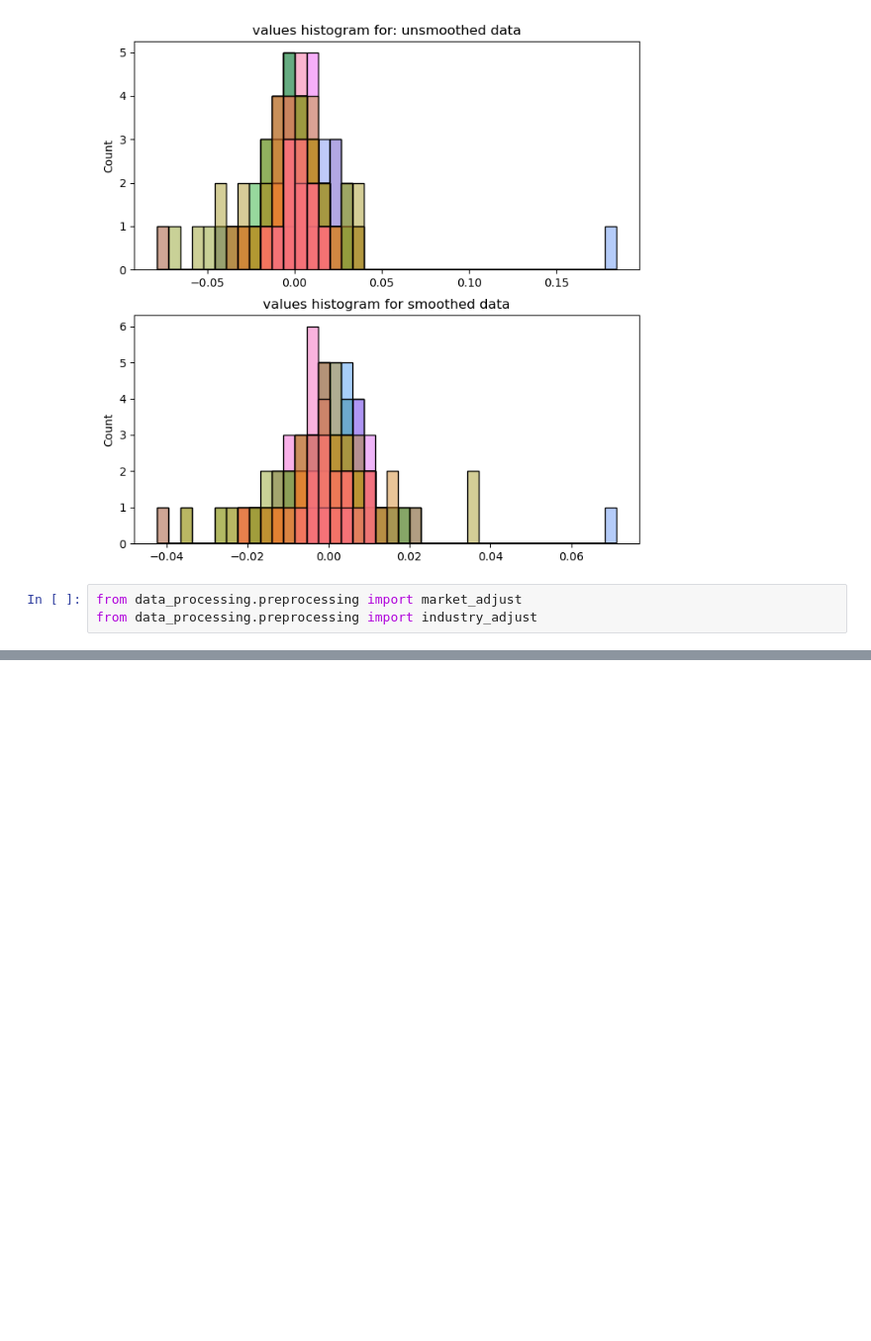
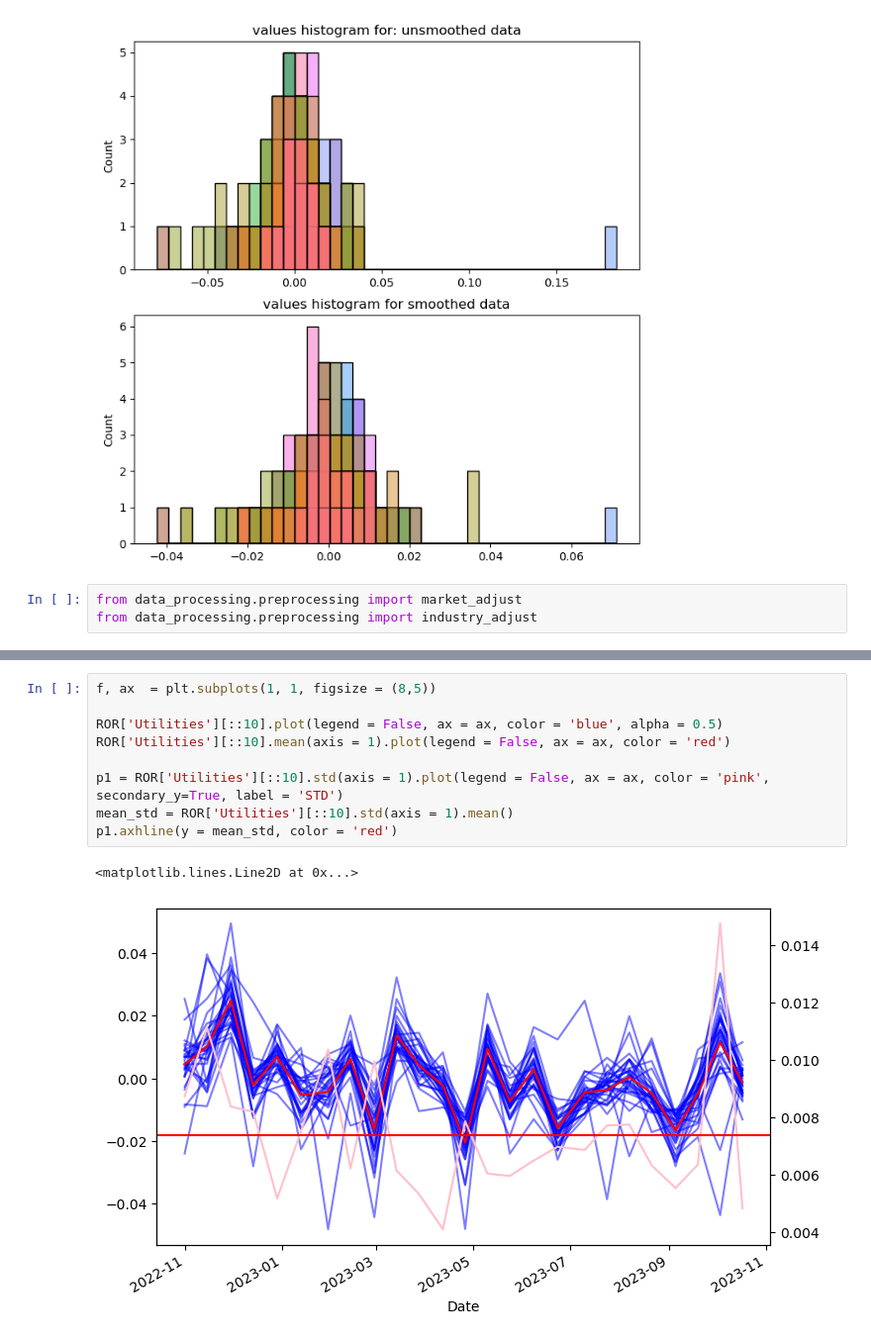
Before and after one commit to AssafBarNatan/SP500-clustering, a Jupyter notebook: Data_Transformation.ipynb, the cells around one changed output, grey strips where cells are left out. Shown at 99% size. Cells and saved outputs as stored; diff of their text form; blank space fills up the shorter version.

```diff
--- a/Data_Transformation.ipynb
+++ b/Data_Transformation.ipynb
@@ -117,0 +157,12 @@ adjusted_ROR = industry_adjust(market_adjust(ROR))
+# %%
+f, ax  = plt.subplots(1, 1, figsize = (8,5))
+
+ROR['Utilities'][::10].plot(legend = False, ax = ax, color = 'blue', alpha = 0.5)
+ROR['Utilities'][::10].mean(axis = 1).plot(legend = False, ax = ax, color = 'red')
+
+p1 = ROR['Utilities'][::10].std(axis = 1).plot(legend = False, ax = ax, color = 'pink', secondary_y=True, label = 'STD')
+mean_std = ROR['Utilities'][::10].std(axis = 1).mean()
+p1.axhline(y = mean_std, color = 'red')
+# %% [output]
+<matplotlib.lines.Line2D at 0x...>
+[figure, added]
```
Also changed, not shown: parts of 5 cells of this notebook.
